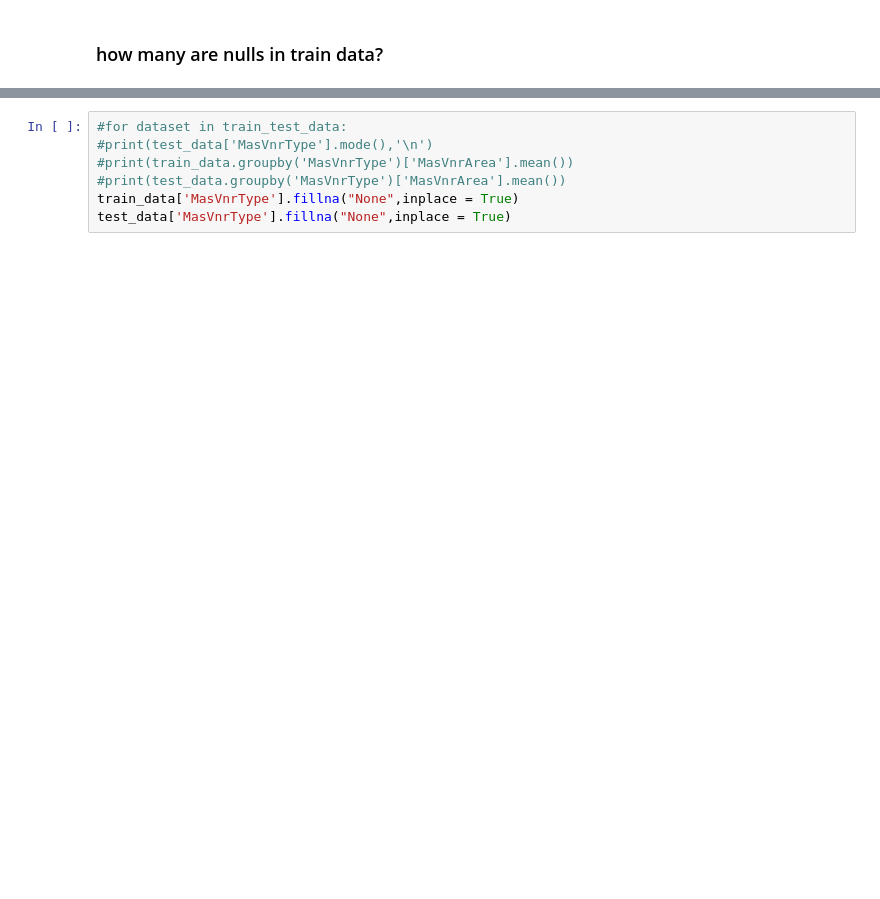
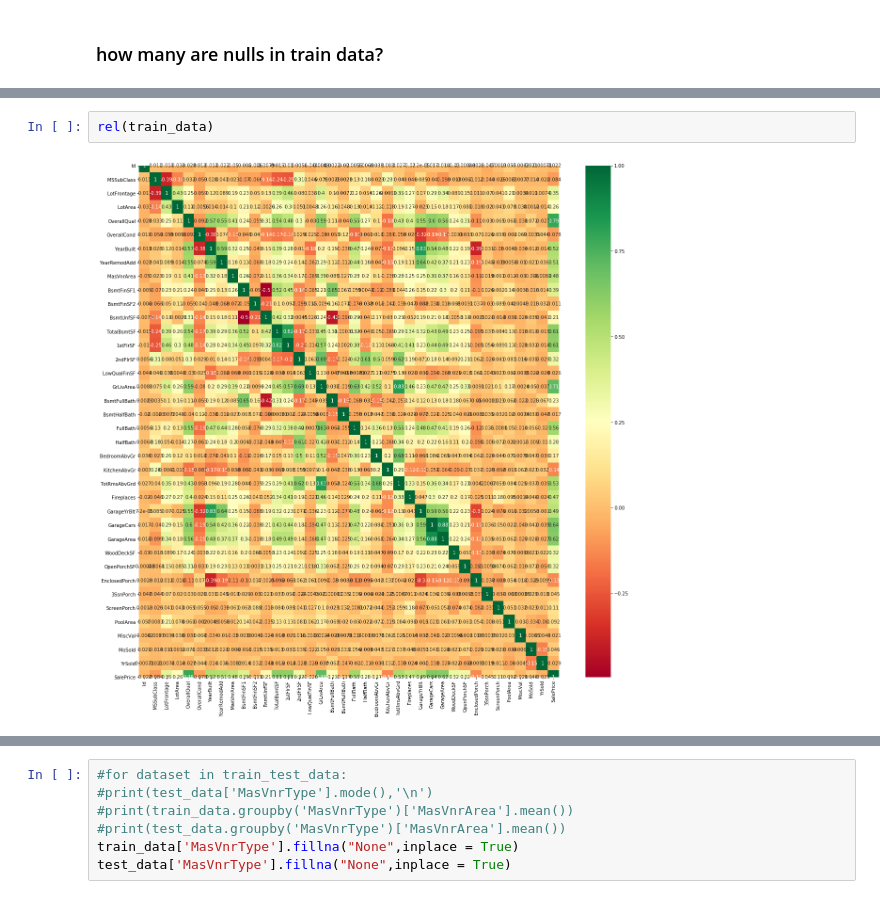
Before and after one commit to Harsh1347/Kaggle_Submission, a Jupyter notebook: House_price.ipynb, the cells around one changed output, grey strips where cells are left out. Saved outputs shown, nothing was run; the diff lists cells and outputs as text; blank space fills up the shorter version.

```diff
--- a/House_price.ipynb
+++ b/House_price.ipynb
@@ -627,0 +685,4 @@ test_data.drop(columns = ['Alley', 'PoolQC', 'Fence', 'MiscFeature'],inplace = T
+# %%
+rel(train_data)
+# %% [output]
+[figure, added]
```
Also changed, not shown: parts of 89 cells of this notebook.
